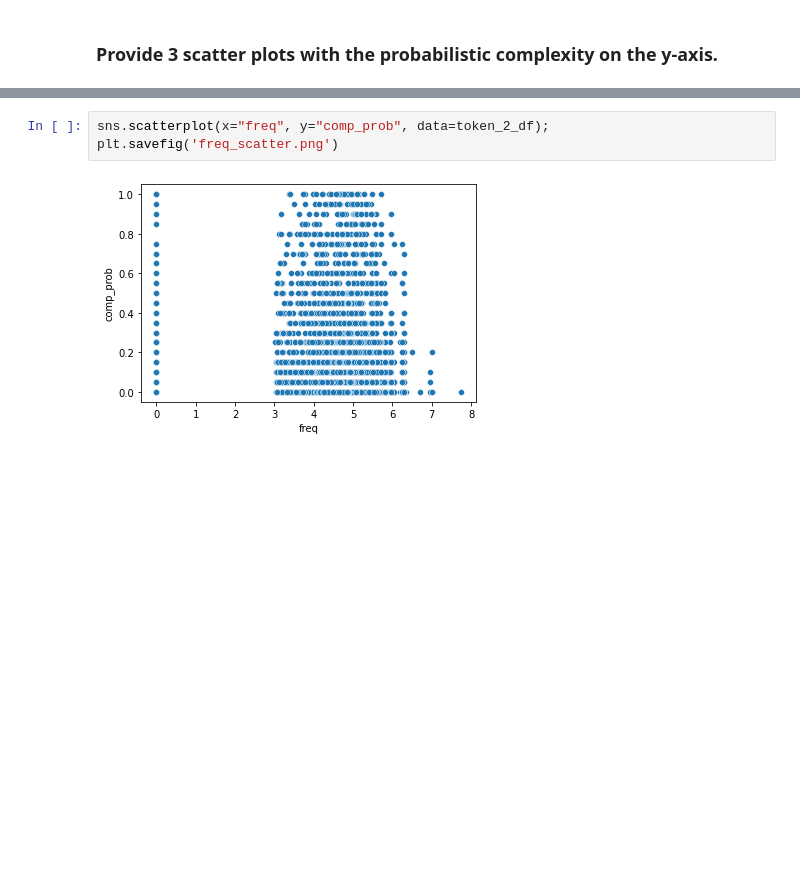
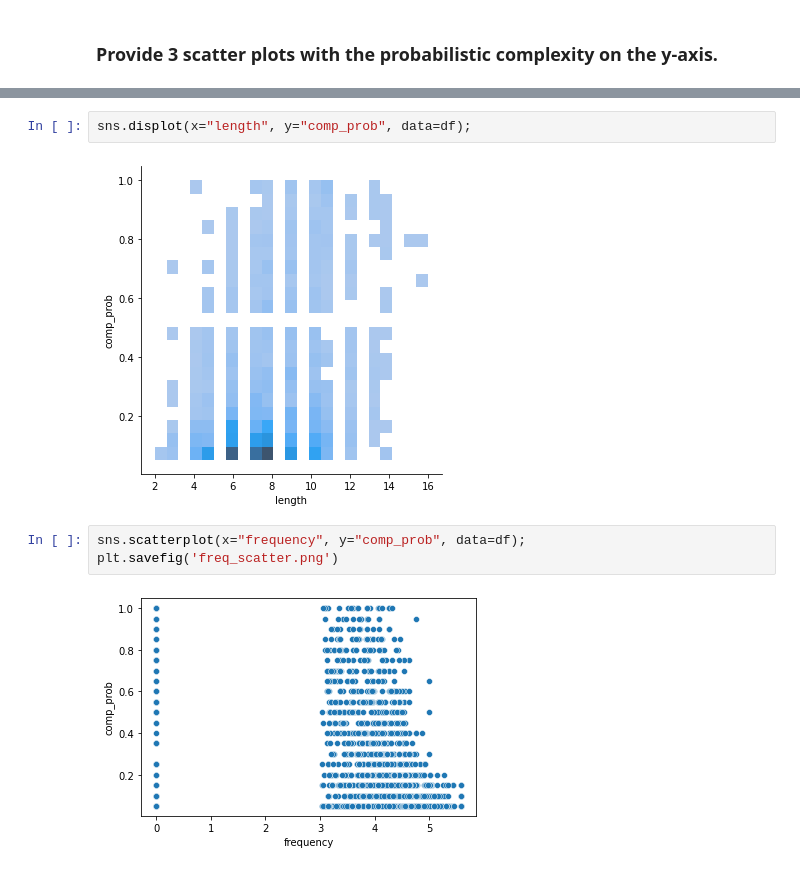
Before and after one commit to melisnv/natural-language-processing-projects, a Jupyter notebook: Assignment I NLP/Part B - complex-word-identification.ipynb, the cells around one changed output, grey strips where cells are left out. Saved outputs shown, nothing was run; the diff lists cells and outputs as text; blank space fills up the shorter version.

```diff
--- a/Assignment I NLP/Part B - complex-word-identification.ipynb
+++ b/Assignment I NLP/Part B - complex-word-identification.ipynb
@@ -271,5 +322,9 @@ plt.savefig('token_scatter.png')
+# %%
+sns.displot(x="length", y="comp_prob", data=df);
+# %% [output]
+[figure, added]
 # %%
-sns.scatterplot(x="freq", y="comp_prob", data=token_2_df);
+sns.scatterplot(x="frequency", y="comp_prob", data=df);
 plt.savefig('freq_scatter.png')
 # %% [output]
-[figure, old version]
+[figure, new version]
```
Also changed, not shown: parts of 33 cells of this notebook.
